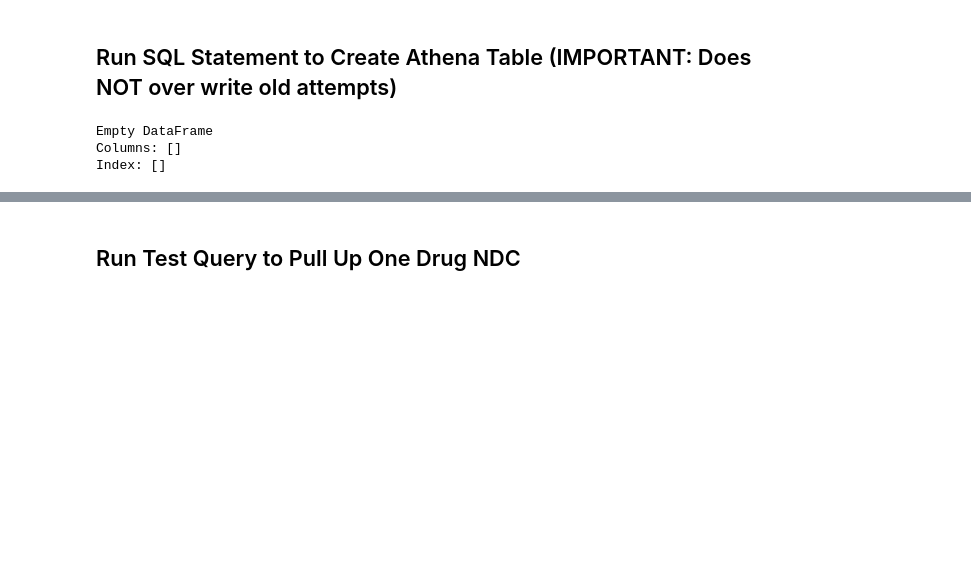
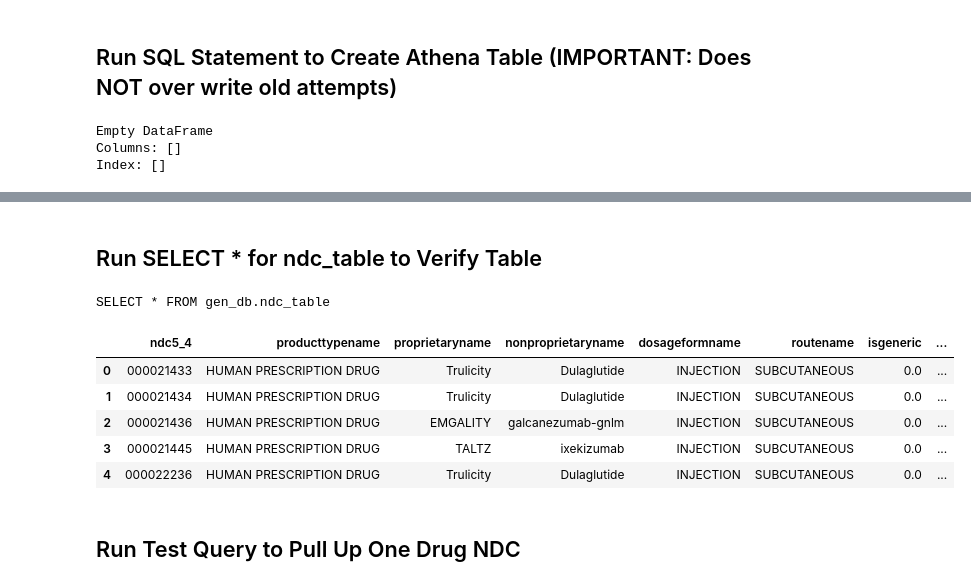
Before and after one commit to mzagari/Garcia-Zagari-508-project, a Jupyter notebook: final_proj_508/GCGS_1.ipynb, the cells around one changed output, grey strips where cells are left out. Cells and saved outputs as stored; diff of their text form; code cells hidden in the pictures; blank space fills up the shorter version.

```diff
--- a/final_proj_508/GCGS_1.ipynb
+++ b/final_proj_508/GCGS_1.ipynb
@@ -1526,3 +1539,18 @@ df_show.head(5)
+# %% [markdown]
+## Run SELECT * for ndc_table to Verify Table
+# %%
+statement = """SELECT * FROM gen_db.ndc_table"""
+print(statement)
+df_show = pd.read_sql(statement, conn)
+df_show.head(5)
+# %% [output]
+SELECT * FROM gen_db.ndc_table
+|  | ndc5_4 | producttypename | proprietaryname | nonproprietaryname | dosageformname | routename | isgeneric | ... |
+| 0 | 000021433 | HUMAN PRESCRIPTION DRUG | Trulicity | Dulaglutide | INJECTION | SUBCUTANEOUS | 0.0 | ... |
+| 1 | 000021434 | HUMAN PRESCRIPTION DRUG | Trulicity | Dulaglutide | INJECTION | SUBCUTANEOUS | 0.0 | ... |
+| 2 | 000021436 | HUMAN PRESCRIPTION DRUG | EMGALITY | galcanezumab-gnlm | INJECTION | SUBCUTANEOUS | 0.0 | ... |
+| 3 | 000021445 | HUMAN PRESCRIPTION DRUG | TALTZ | ixekizumab | INJECTION | SUBCUTANEOUS | 0.0 | ... |
+| 4 | 000022236 | HUMAN PRESCRIPTION DRUG | Trulicity | Dulaglutide | INJECTION | SUBCUTANEOUS | 0.0 | ... |
 # %% [markdown]
 ## Run Test Query to Pull Up One Drug NDC
 # %%
```
Also changed, not shown: parts of 47 cells of this notebook.
